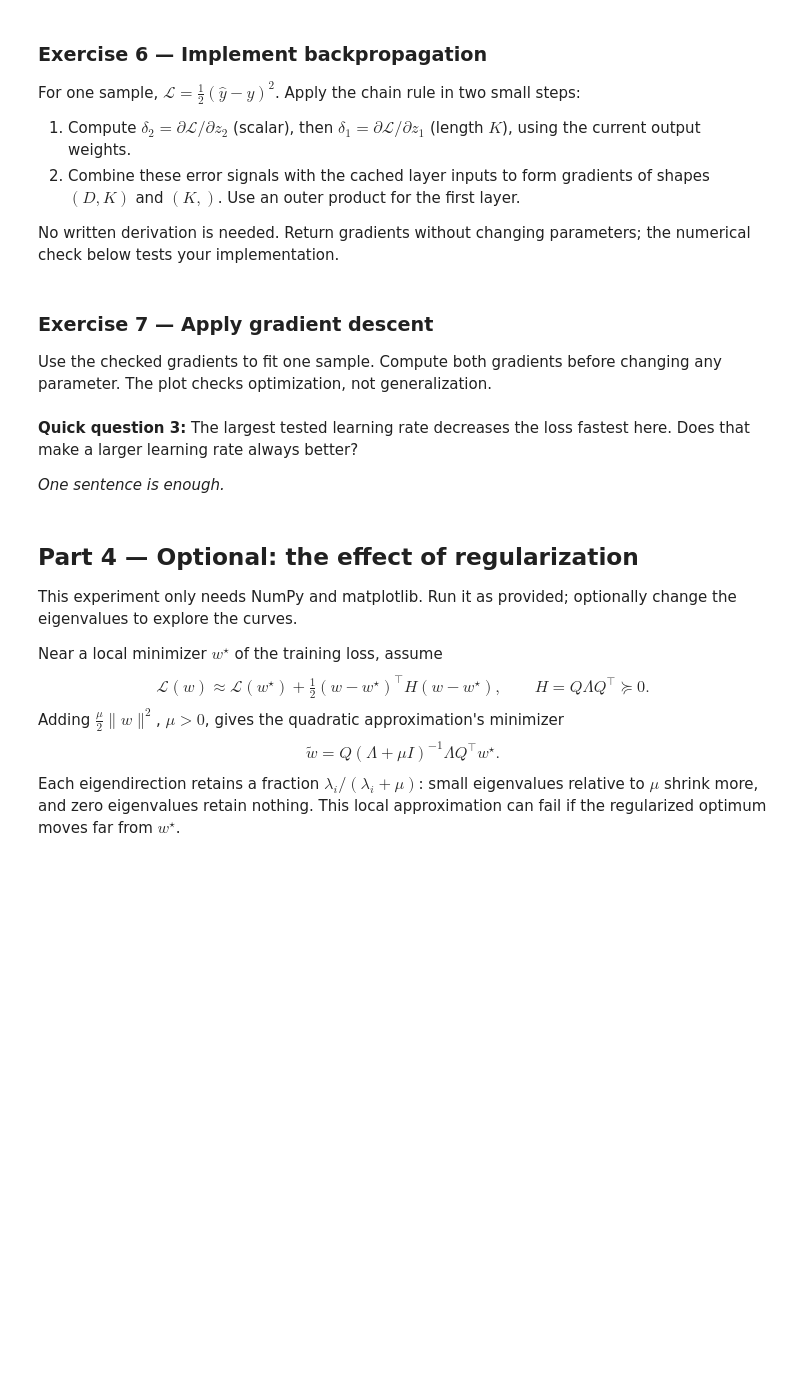
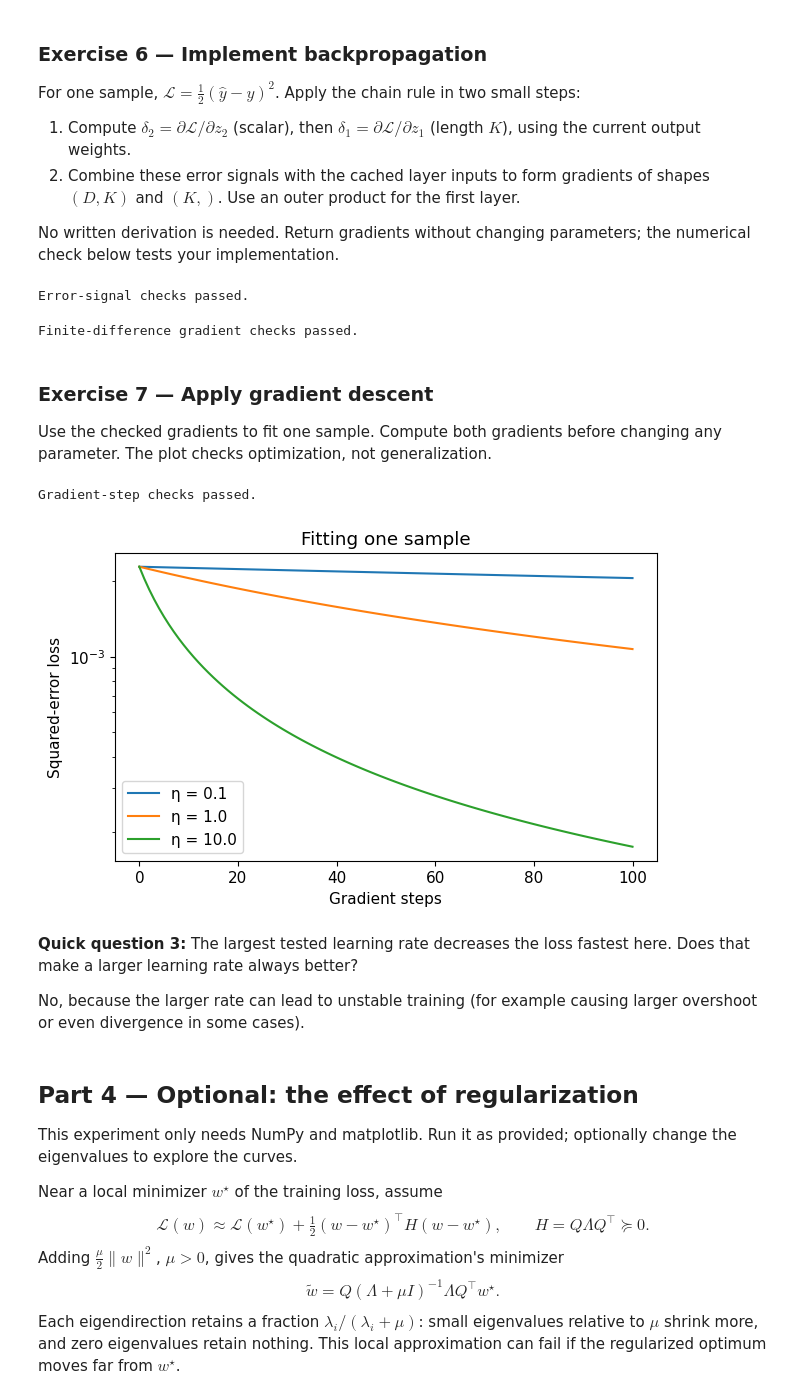
Before and after one commit to SchaferL/FundamentalLearningEPFL, a Jupyter notebook: TP7/TP7_exercise.ipynb, the cells around one changed output. Drawn from its saved outputs; the diff is of its cells as text; code cells hidden in the pictures; blank space fills up the shorter version.

```diff
--- a/TP7/TP7_exercise.ipynb
+++ b/TP7/TP7_exercise.ipynb
@@ -84,6 +90,8 @@ For $k_\gamma(x,z)=\exp(-(x-z)^2/\gamma)$, $\gamma>0$, the Gaussian feature expa
 $$\psi_j(x)=e^{-x^2/\gamma}\sqrt{\frac{(2/\gamma)^j}{j!}}x^j,\qquad j=0,1,\ldots.$$
 Truncate after degree $p$. Complete the recurrence from column $j-1$ to column $j$; cancelling adjacent factorials avoids computing large factorials.
 # %%
+import math as m
+
 def gaussian_features(x, degree, gamma=1.0):
     """Return the first degree + 1 Gaussian features for 1D inputs."""
     x = np.asarray(x)
@@ -92,7 +100,7 @@ def gaussian_features(x, degree, gamma=1.0):
     for j in range(1, degree + 1):
         # TODO 2: compute the next column from the previous column.
         # YOUR CODE HERE
-        raise NotImplementedError("Complete exercise 2")
+        Phi[:, j] = np.exp(-x**2 / gamma) * m.sqrt((2 / gamma)**j / m.factorial(j)) * x**j
         # END TODO 2
     return Phi
 
@@ -269,7 +306,11 @@ def simple_feed_forward(x, parameters):
     """Return a scalar prediction and a cache for one input vector."""
     # TODO 6: compute z1, h, z2 and prediction; check the matrix shapes.
     # YOUR CODE HERE
-    raise NotImplementedError("Complete exercise 6")
+    w1, w2 = parameters["w1"], parameters["w2"]
+    z1 = w1.T @ x
+    h = sigmoid(z1)
+    z2 = w2.T @ h
+    prediction = sigmoid(z2)
     # END TODO 6
     return prediction, {"x": x, "z1": z1, "h": h, "z2": z2}
 
@@ -299,7 +342,8 @@ No written derivation is needed. Return gradients without changing parameters; t
 def error_signals(y, prediction, cache, parameters):
     # TODO 7: propagate the output error to delta2 (scalar) and delta1 (length K).
     # YOUR CODE HERE
-    raise NotImplementedError("Complete exercise 7")
+    delta2 = (prediction - y) * prediction * (1 - prediction)
+    delta1 = delta2 * parameters["w2"] * cache["h"] * (1 - cache["h"])
     # END TODO 7
     return delta2, delta1
 
@@ -310,13 +354,16 @@ delta2, delta1 = error_signals(1., check_prediction, check_cache, check_paramete
 np.testing.assert_allclose(delta2, -0.125)
 np.testing.assert_allclose(delta1, [-0.03125, 0.0625, -0.03125])
 print("Error-signal checks passed.")
+# %% [output]
+Error-signal checks passed.
 # %%
 def simple_backpropagation(y, x, parameters):
     prediction, cache = simple_feed_forward(x, parameters)
     delta2, delta1 = error_signals(y, prediction, cache, parameters)
     # TODO 8: build grad_w1 and grad_w2 using the cached inputs and error signals.
     # YOUR CODE HERE
-    raise NotImplementedError("Complete exercise 8")
+    grad_w2 = delta2 * cache["h"]
+    grad_w1 = np.outer(x, delta1)
     # END TODO 8
     return {"w1": grad_w1, "w2": grad_w2}
 
@@ -353,42 +400,47 @@ for D, K in [(4, 5), (3, 2), (2, 4)]:
             assert analytical[name].shape == check_parameters[name].shape
             np.testing.assert_allclose(analytical[name], numerical[name], rtol=1e-5, atol=1e-8)
 print("Finite-difference gradient checks passed.")
+# %% [output]
+Finite-difference gradient checks passed.
 # %% [markdown]
 ### Exercise 7 — Apply gradient descent
 Use the checked gradients to fit one sample. Compute both gradients before changing any parameter. The plot checks optimization, not generalization.
 # %%
 def gradient_step(parameters, gradients, learning_rate):
     """Return updated arrays without modifying the input dictionary."""
     # TODO 9: apply one gradient-descent step to every parameter.
     # YOUR CODE HERE
-    raise NotImplementedError("Complete exercise 9")
+    return {name: value - learning_rate * gradients[name] for name, value in parameters.items()}
     # END TODO 9
 
 before = {name: value.copy() for name, value in parameters.items()}
 gradients = simple_backpropagation(y_nn, x_nn, parameters)
 after = gradient_step(parameters, gradients, 0.1)
 assert sample_loss(y_nn, x_nn, after) < sample_loss(y_nn, x_nn, before)
 for name in parameters:
     np.testing.assert_array_equal(parameters[name], before[name])
 print("Gradient-step checks passed.")
 
 fig, ax = plt.subplots()
 for learning_rate in [0.1, 1.0, 10.0]:
     current = {name: value.copy() for name, value in parameters.items()}
     losses = [sample_loss(y_nn, x_nn, current)]
     for step in range(100):
         gradients = simple_backpropagation(y_nn, x_nn, current)
         current = gradient_step(current, gradients, learning_rate)
         losses.append(sample_loss(y_nn, x_nn, current))
     ax.semilogy(losses, label=f"η = {learning_rate}")
 ax.set(xlabel="Gradient steps", ylabel="Squared-error loss", title="Fitting one sample")
 ax.legend()
 plt.show()
+# %% [output]
+Gradient-step checks passed.
+[figure, added]
 # %% [markdown]
 **Quick question 3:** The largest tested learning rate decreases the loss fastest here. Does that make a larger learning rate always better?
 
 <!-- ANSWER 3 -->
-_One sentence is enough._
+No, because the larger rate can lead to unstable training (for example causing larger overshoot or even divergence in some cases).
 <!-- END ANSWER 3 -->
 # %% [markdown]
 ## Part 4 — Optional: the effect of regularization
```
Also changed, not shown: parts of 15 cells of this notebook, 1 other file.
